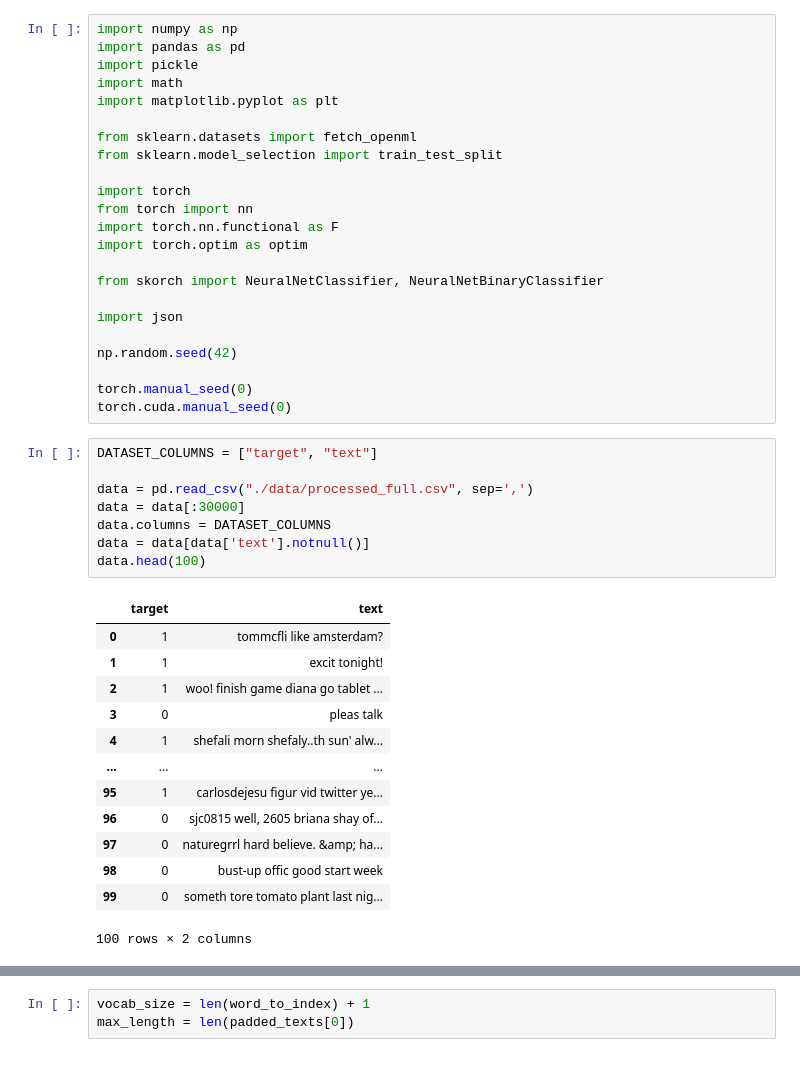
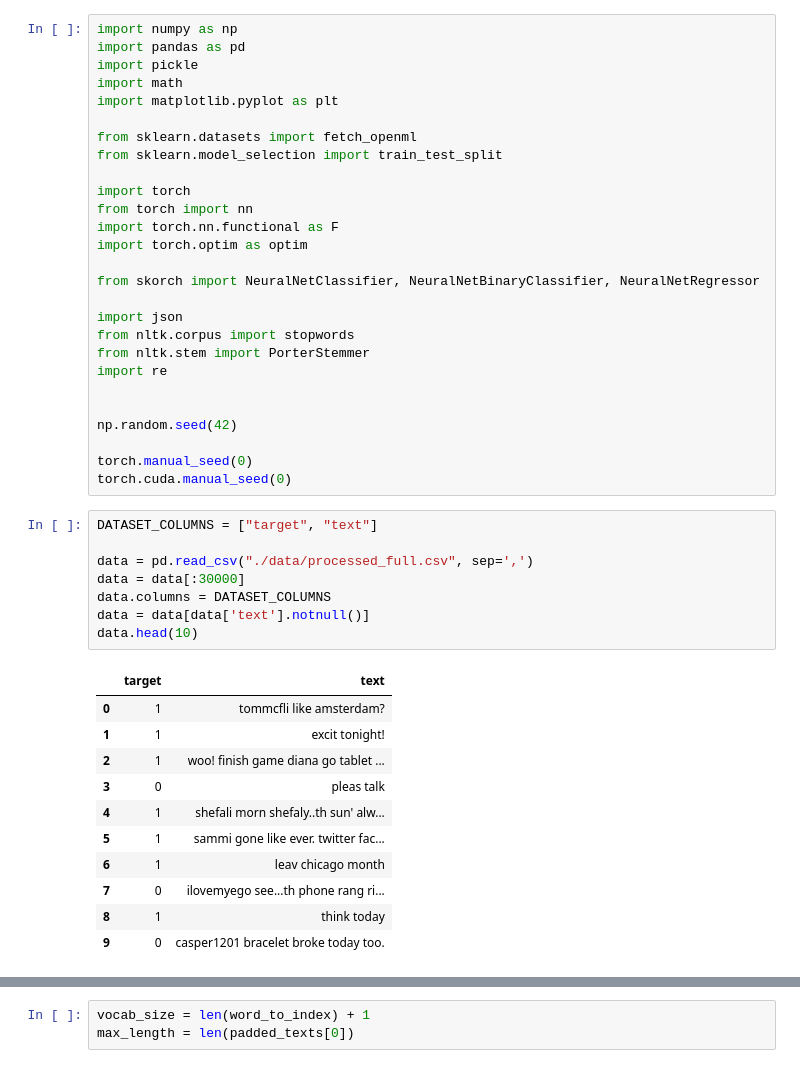
Before and after one commit to emirsoyturk/eth-global-online, a Jupyter notebook: ml/noir.ipynb, the cells around one changed output, grey strips where cells are left out. Saved outputs shown, nothing was run; the diff lists cells and outputs as text.

```diff
--- a/ml/noir.ipynb
+++ b/ml/noir.ipynb
@@ -13,9 +13,13 @@ from torch import nn
 import torch.nn.functional as F
 import torch.optim as optim
 
-from skorch import NeuralNetClassifier, NeuralNetBinaryClassifier
+from skorch import NeuralNetClassifier, NeuralNetBinaryClassifier, NeuralNetRegressor
 
 import json
+from nltk.corpus import stopwords
+from nltk.stem import PorterStemmer
+import re
+
 
 np.random.seed(42)
 
@@ -24,25 +28,23 @@ torch.cuda.manual_seed(0)
 # %%
 DATASET_COLUMNS = ["target", "text"]
 
 data = pd.read_csv("./data/processed_full.csv", sep=',')
 data = data[:30000]
 data.columns = DATASET_COLUMNS
 data = data[data['text'].notnull()]
-data.head(100)
+data.head(10)
 # %% [output]
 |  | target | text |
 | 0 | 1 | tommcfli like amsterdam? |
 | 1 | 1 | excit tonight! |
 | 2 | 1 | woo! finish game diana go tablet ... |
 | 3 | 0 | pleas talk |
 | 4 | 1 | shefali morn shefaly..th sun' alw... |
-| ... | ... | ... |
-| 95 | 1 | carlosdejesu figur vid twitter ye... |
-| 96 | 0 | sjc0815 well, 2605 briana shay of... |
-| 97 | 0 | naturegrrl hard believe. &amp; ha... |
-| 98 | 0 | bust-up offic good start week |
-| 99 | 0 | someth tore tomato plant last nig... |
+| 5 | 1 | sammi gone like ever. twitter fac... |
+| 6 | 1 | leav chicago month |
+| 7 | 0 | ilovemyego see...th phone rang ri... |
+| 8 | 1 | think today |
+| 9 | 0 | casper1201 bracelet broke today too. |
-100 rows × 2 columns
 # %%
 def tokenize_texts(texts_list):
     all_words = set()
```
Also changed, not shown: parts of 9 cells of this notebook, 11 other files.
